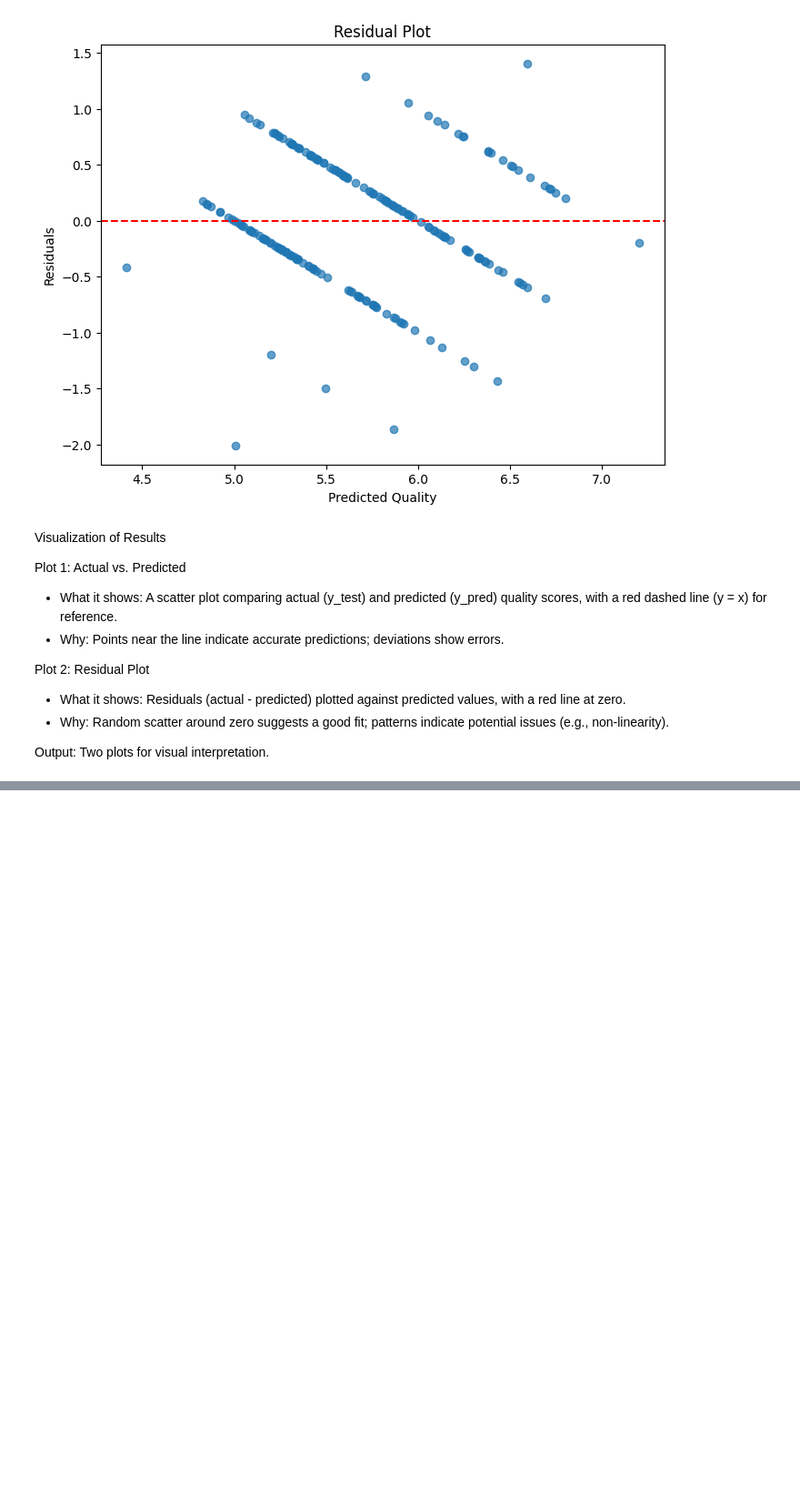
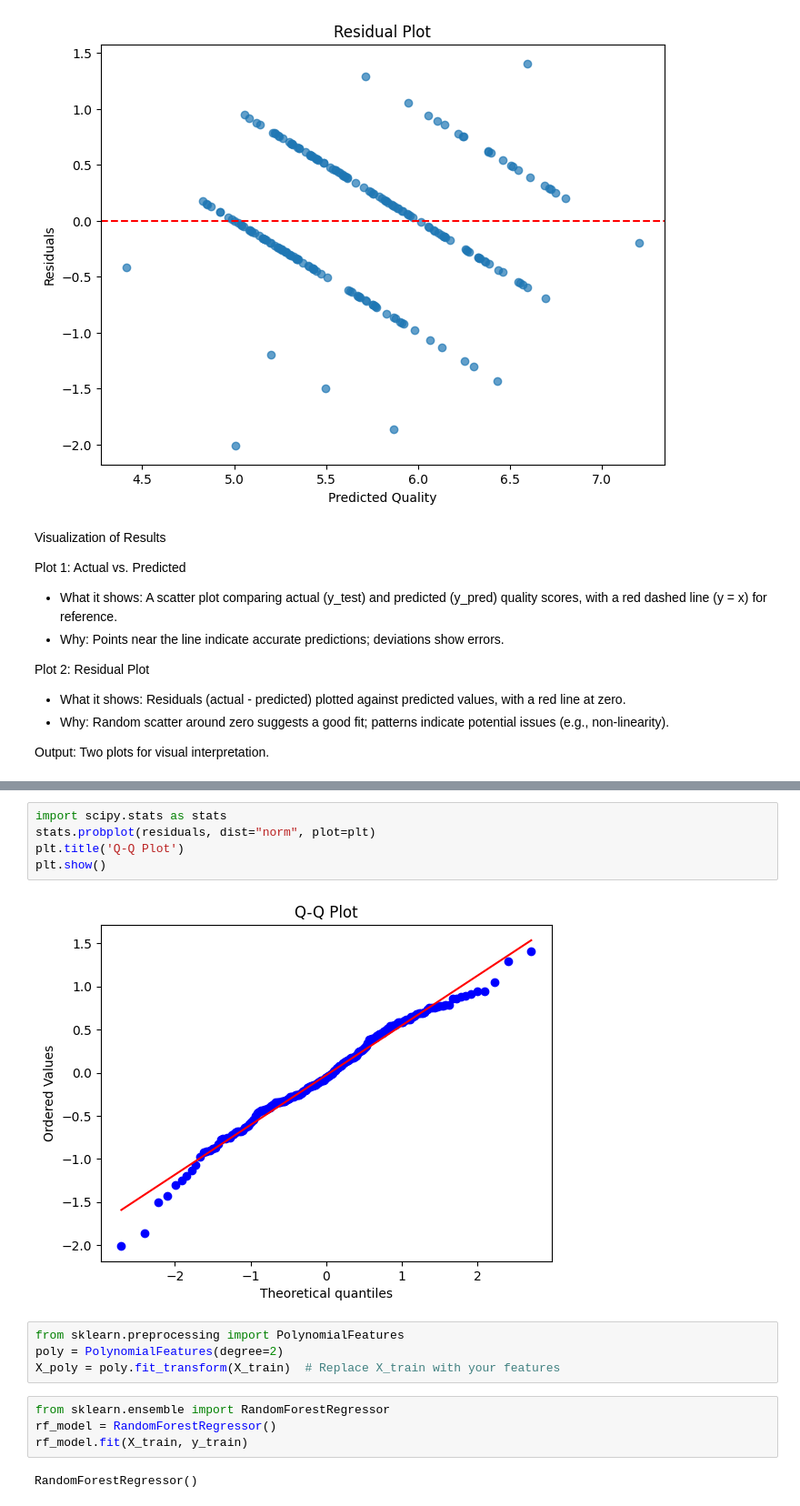
Before and after one commit to hamnasz/Machine-Learning-Basic-Projects, a Jupyter notebook: main.ipynb, the cells around one changed output, grey strips where cells are left out. Shown at 91% size. Saved outputs shown, nothing was run; the diff lists cells and outputs as text; blank space fills up the shorter version.

```diff
--- a/main.ipynb
+++ b/main.ipynb
@@ -312,0 +340,17 @@ Output: Two plots for visual interpretation.
+# %%
+import scipy.stats as stats
+stats.probplot(residuals, dist="norm", plot=plt)
+plt.title('Q-Q Plot')
+plt.show()
+# %% [output]
+[figure, added]
+# %%
+from sklearn.preprocessing import PolynomialFeatures
+poly = PolynomialFeatures(degree=2)
+X_poly = poly.fit_transform(X_train)  # Replace X_train with your features
+# %%
+from sklearn.ensemble import RandomForestRegressor
+rf_model = RandomForestRegressor()
+rf_model.fit(X_train, y_train)
+# %% [output]
+RandomForestRegressor()
```
Also changed, not shown: parts of 3 cells of this notebook.
